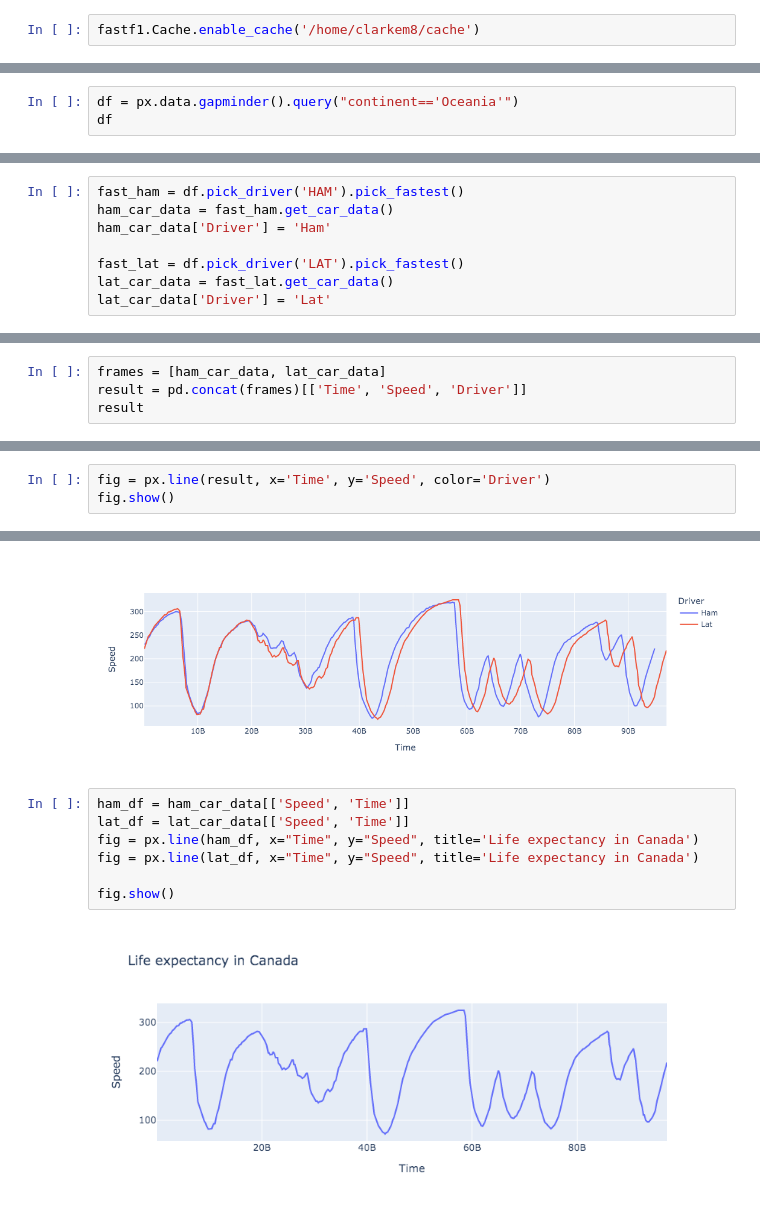
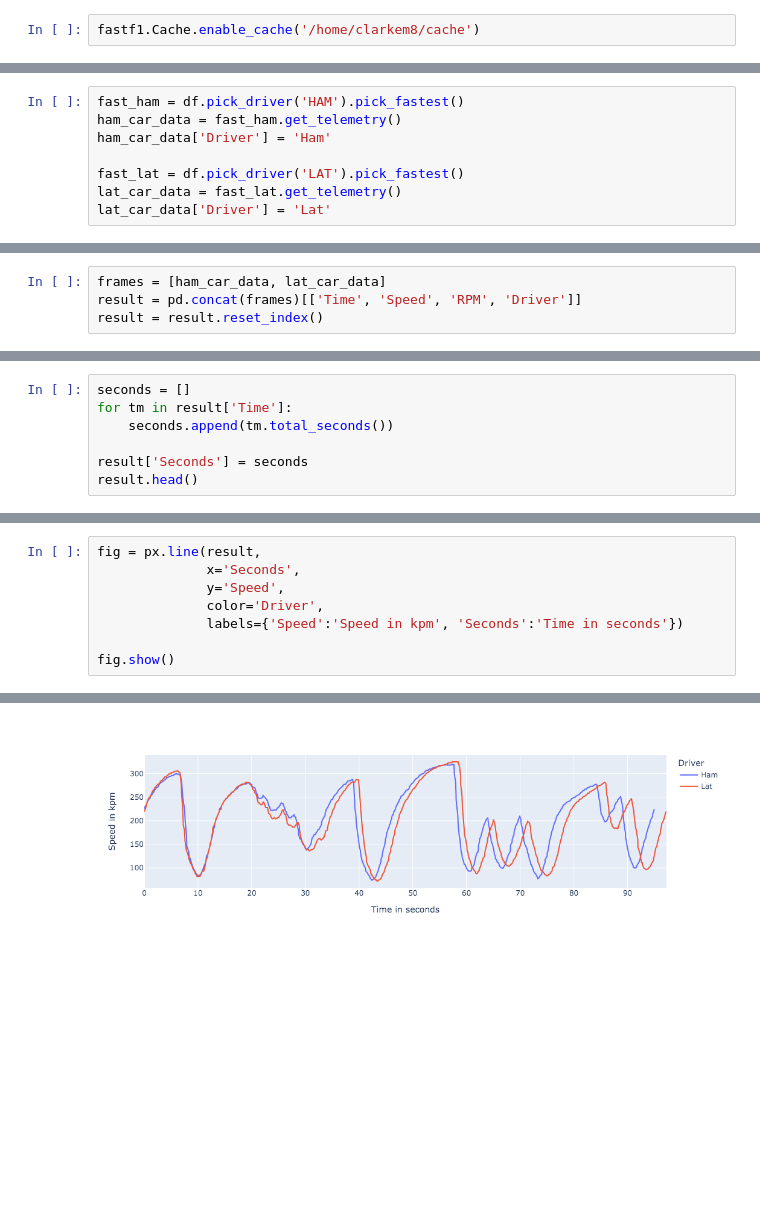
Before and after one commit to clarkem8/coding_projects, a Jupyter notebook: f1/Playbooks/Intro.ipynb, the cells around one changed output, grey strips where cells are left out. Drawn from its saved outputs; the diff is of its cells as text; blank space fills up the shorter version.

```diff
--- a/f1/Playbooks/Intro.ipynb
+++ b/f1/Playbooks/Intro.ipynb
@@ -29,3 +36,0 @@ core           INFO     Finished loading data for 20 drivers: ['55', '16', '1',
-# %%
-df = px.data.gapminder().query("continent=='Oceania'")
-df
@@ -50,8 +37,8 @@ df
 # %%
 fast_ham = df.pick_driver('HAM').pick_fastest()
-ham_car_data = fast_ham.get_car_data()
+ham_car_data = fast_ham.get_telemetry()
 ham_car_data['Driver'] = 'Ham'
 
 fast_lat = df.pick_driver('LAT').pick_fastest()
-lat_car_data = fast_lat.get_car_data()
+lat_car_data = fast_lat.get_telemetry()
 lat_car_data['Driver'] = 'Lat'
@@ -58,4 +54,4 @@ lat_car_data['Driver'] = 'Lat'
 # %%
 frames = [ham_car_data, lat_car_data]
-result = pd.concat(frames)[['Time', 'Speed', 'Driver']]
-result
+result = pd.concat(frames)[['Time', 'Speed', 'RPM', 'Driver']]
+result = result.reset_index()
@@ -75,0 +58,7 @@ result
+# %%
+seconds = []
+for tm in result['Time']:
+    seconds.append(tm.total_seconds())
+
+result['Seconds'] = seconds
+result.head()
@@ -76,4 +72,9 @@ result
 # %%
-fig = px.line(result, x='Time', y='Speed', color='Driver')
+fig = px.line(result,
+              x='Seconds',
+              y='Speed',
+              color='Driver',
+              labels={'Speed':'Speed in kpm', 'Seconds':'Time in seconds'})
+
 fig.show()
 # %% [output]
@@ -80,10 +82 @@ fig.show()
-[figure, old version]
+[figure, new version]
-# %%
-ham_df = ham_car_data[['Speed', 'Time']]
-lat_df = lat_car_data[['Speed', 'Time']]
-fig = px.line(ham_df, x="Time", y="Speed", title='Life expectancy in Canada')
-fig = px.line(lat_df, x="Time", y="Speed", title='Life expectancy in Canada')
-
-fig.show()
-# %% [output]
-[figure, removed]
```
Also changed, not shown: parts of 17 cells of this notebook, 1 other file.
